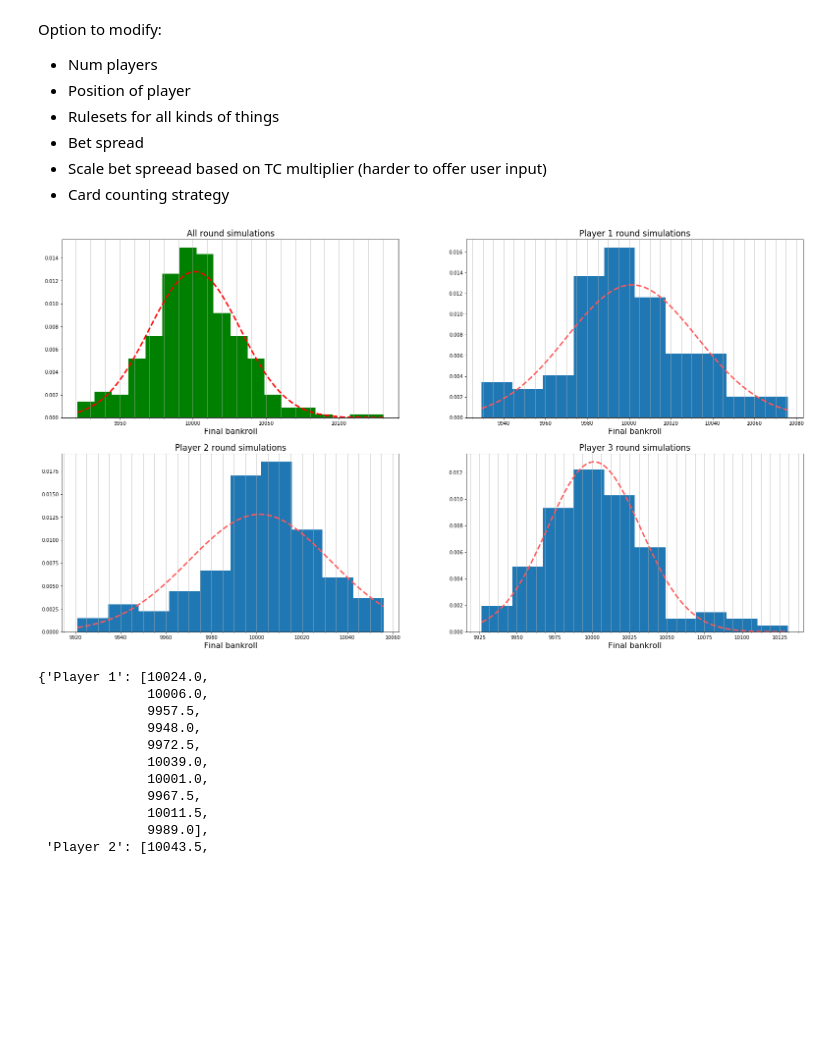
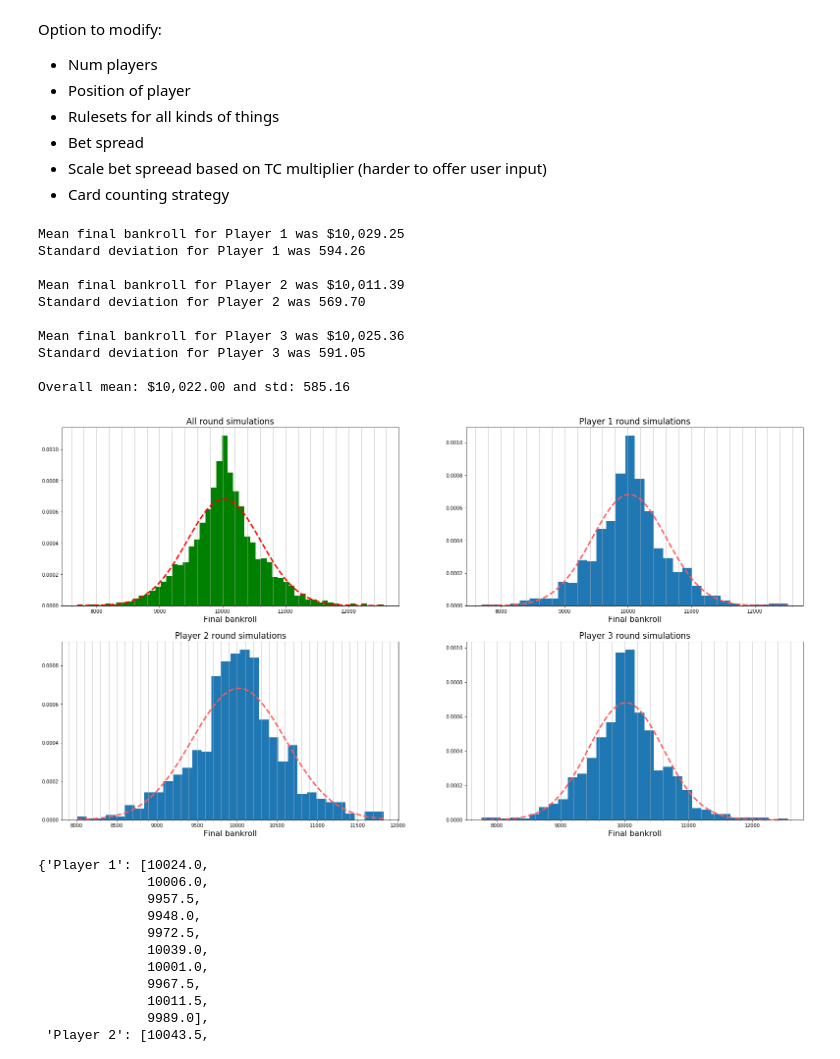
Before and after one commit to jackedison/Card_Counting, a Jupyter notebook: Card counting.ipynb, the cells around one changed output. Saved outputs shown, nothing was run; the diff lists cells and outputs as text; code cells hidden in the pictures; blank space fills up the shorter version.

Commit message:
New strats

```diff
--- a/Card counting.ipynb
+++ b/Card counting.ipynb
@@ -1145,6 +1206,13 @@ def simulate2(num_rounds, num_sims, min_bet=1, bet_spread=8, player_bankroll=10_
 
     # Print any other useful statistics or calculations? SCORE? Kelly Criterion needed though?
 
+    for player in players:
+        print('Mean final bankroll for {} was ${:,.2f}'.format(player, mean_bankrolls[player]))
+        print('Standard deviation for {} was {:.2f}'.format(player, std_bankrolls[player]))
+        print('')
+
+    print('Overall mean: ${:,.2f} and std: {:.2f}'.format(mean_bankroll, std_bankroll))
+
     #pprint(final_bankrolls)
     #pprint(mean_bankrolls)
     #pprint(mean_bankroll)
@@ -1213,6 +1281,16 @@ def plot_distr(data, means, stds, mean, std):
     plt.subplots_adjust(hspace=0.2, wspace=0.2)
 # %%
 simulate2(num_rounds=100, num_sims=1000, players=['Player 1', 'Player 2', 'Player 3'], player_bankroll=10_000,
-         min_bet=1, bet_spread=8, strategy_name='hi_lo')
+         min_bet=10, bet_spread=16, strategy_name='hi_lo')
 # %% [output]
+Mean final bankroll for Player 1 was $10,029.25
+Standard deviation for Player 1 was 594.26
+
+Mean final bankroll for Player 2 was $10,011.39
+Standard deviation for Player 2 was 569.70
+
+Mean final bankroll for Player 3 was $10,025.36
+Standard deviation for Player 3 was 591.05
+
+Overall mean: $10,022.00 and std: 585.16
-[figure, old version]
+[figure, new version]
```
Also changed, not shown: parts of 9 cells of this notebook.
